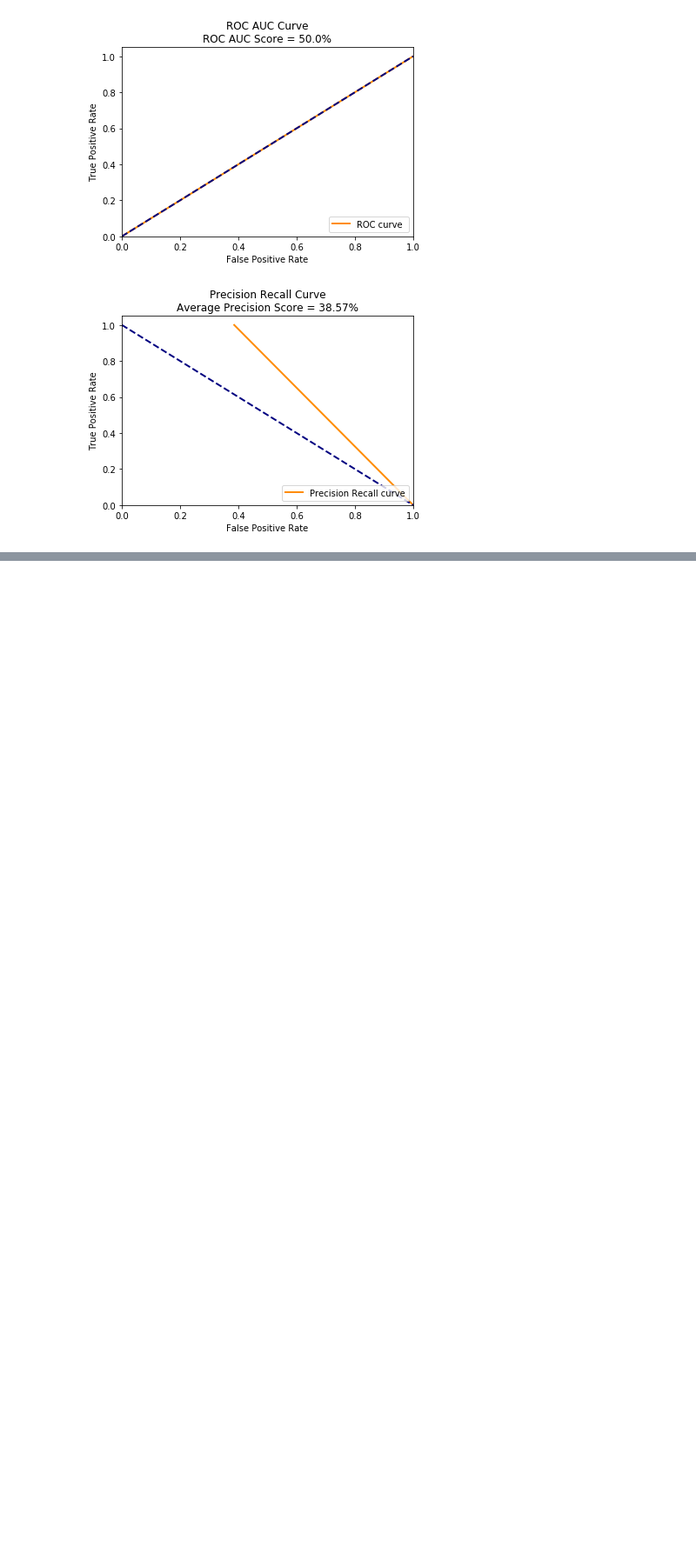
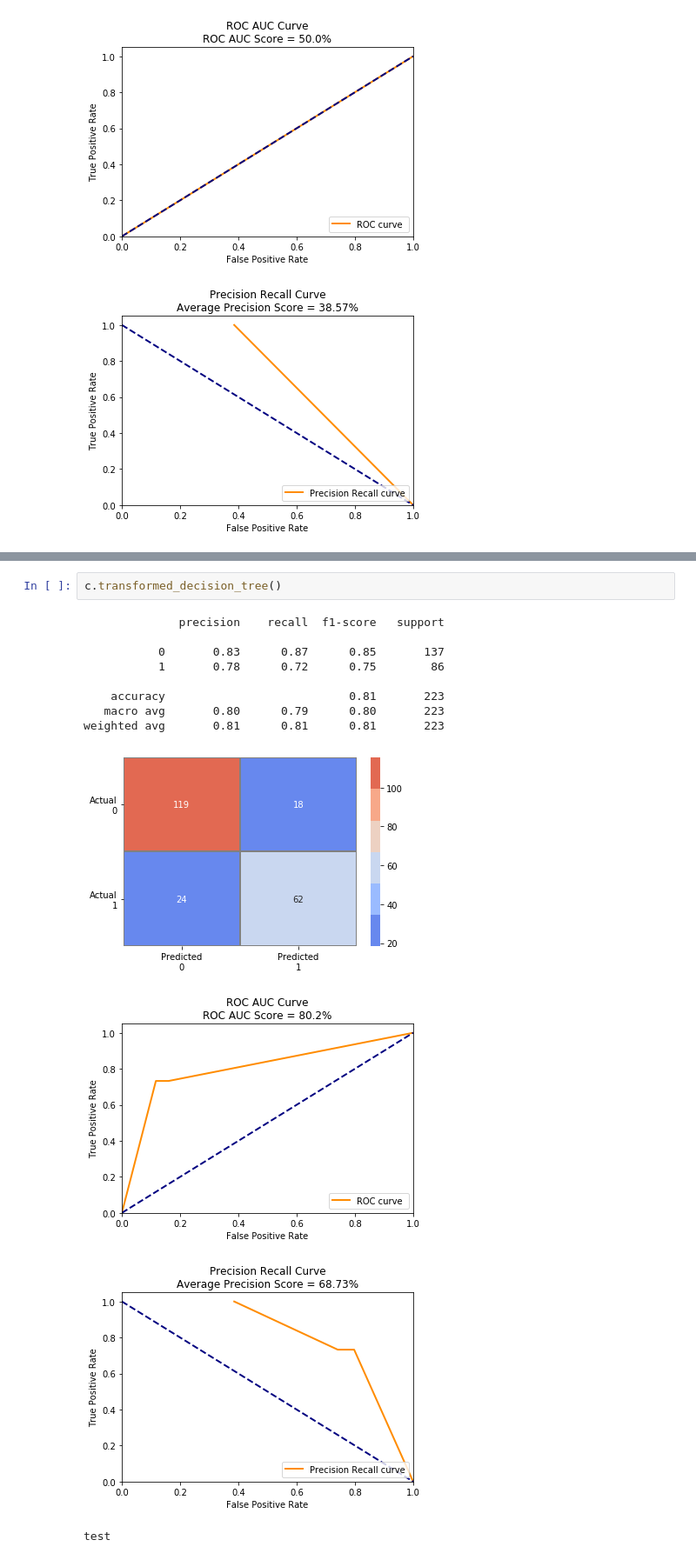
Before and after one commit to crawftv/crawto, a Jupyter notebook: CrawtoDS_output.ipynb, the cells around one changed output, grey strips where cells are left out. Shown at 87% size. Saved outputs shown, nothing was run; the diff lists cells and outputs as text; blank space fills up the shorter version.

Commit message:
making progress on testing and added a decision tree classifier to CrawtoDS

```diff
--- a/CrawtoDS_output.ipynb
+++ b/CrawtoDS_output.ipynb
@@ -102,0 +103,15 @@ weighted avg       0.79      0.79      0.78       223
+# %%
+c.transformed_decision_tree()
+# %% [output]
+              precision    recall  f1-score   support
+
+           0       0.83      0.87      0.85       137
+           1       0.78      0.72      0.75        86
+
+    accuracy                           0.81       223
+   macro avg       0.80      0.79      0.80       223
+weighted avg       0.81      0.81      0.81       223
+[figure, added]
+[figure, added]
+[figure, added]
+test
```
Also changed, not shown: parts of 4 cells of this notebook, 4 other files.
